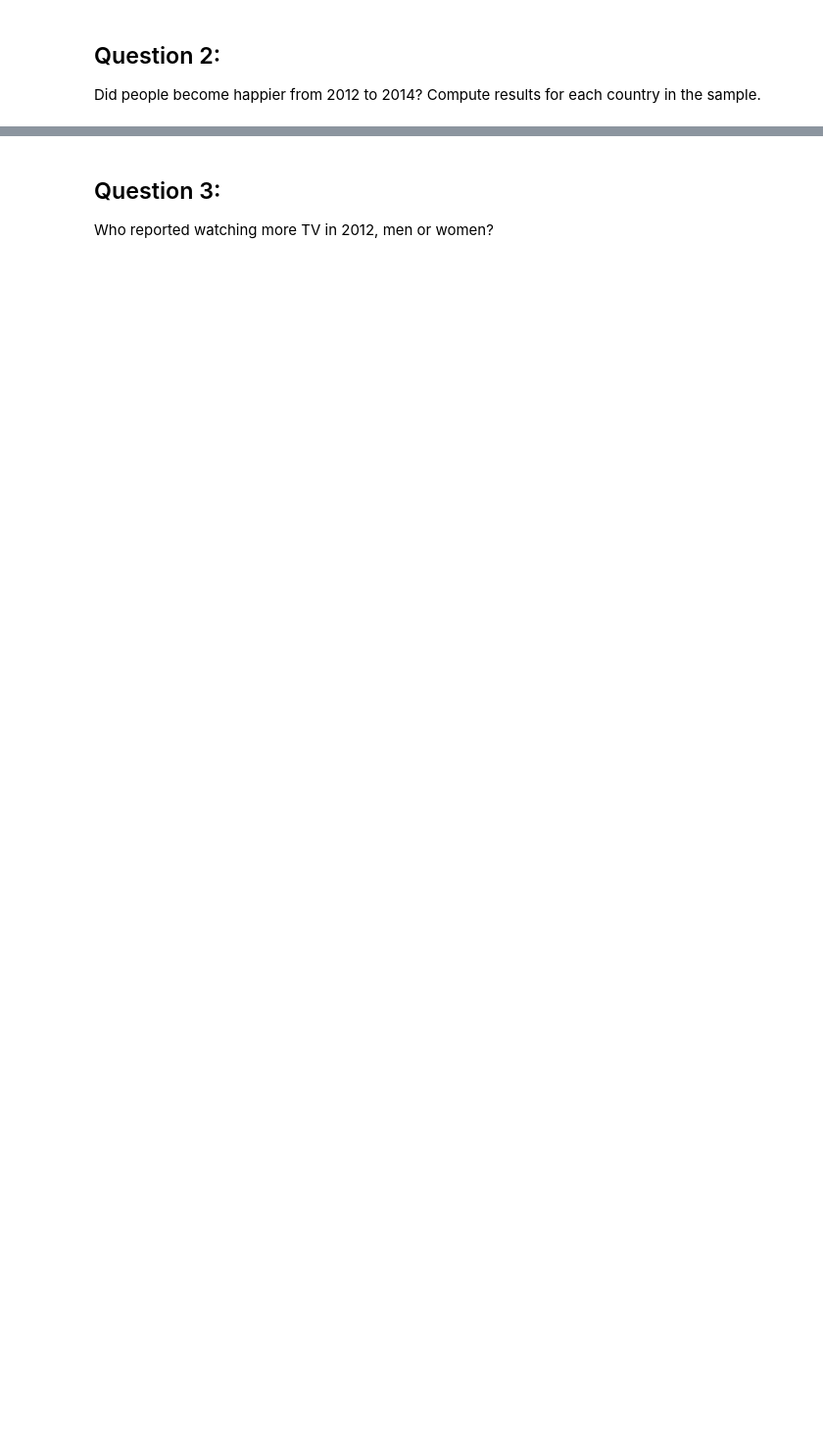
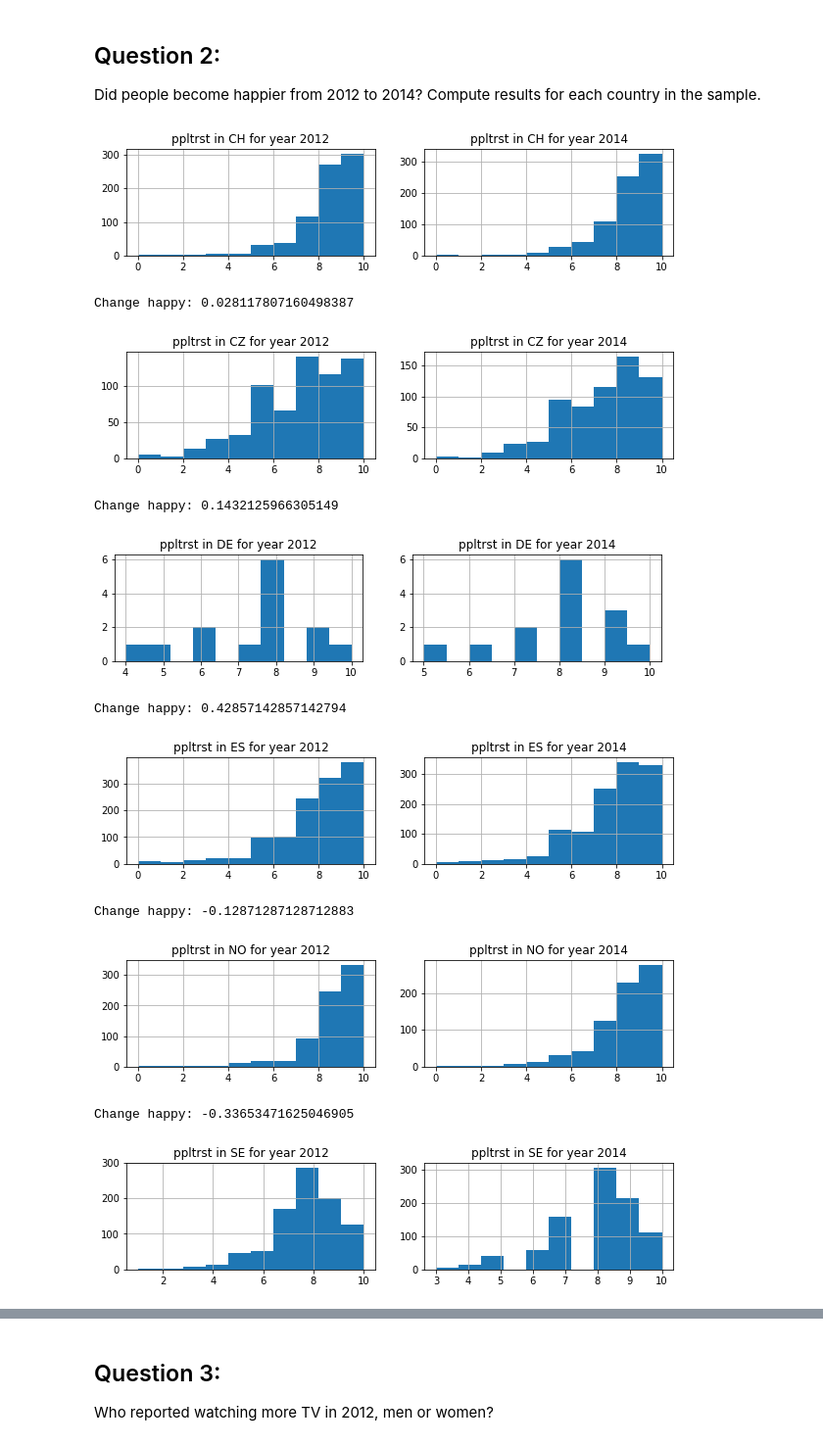
Before and after one commit to Cervantes92/para_nonpara_test, a Jupyter notebook: stat_tests.ipynb, the cells around one changed output, grey strips where cells are left out. Shown: that part at 98% size. Saved outputs shown, nothing was run; the diff lists cells and outputs as text; code cells hidden in the pictures; blank space fills up the shorter version.

```diff
--- a/stat_tests.ipynb
+++ b/stat_tests.ipynb
@@ -71,3 +79,40 @@ for cntry in raw['cntry'].unique():
 ## Question 2:
 
 Did people become happier from 2012 to 2014? Compute results for each country in the sample.
+# %%
+for cntry in raw['cntry'].unique():
+
+    cntry_data = raw[raw['cntry'] == cntry]
+
+    cntry_by_year = {}
+
+    #Create per year dictionary
+    for year in cntry_data['year'].unique():
+        cntry_by_year[str(year)] = cntry_data[cntry_data['year'] == year]
+
+    #Normality test:
+
+    plt.figure(figsize = (10,2))
+    plt.subplot(1,2,1)
+    plt.title('ppltrst in {} for year 2012'.format(cntry))
+    cntry_by_year['2012']['happy'].hist()
+
+    plt.subplot(1,2,2)
+    plt.title('ppltrst in {} for year 2014'.format(cntry))
+    cntry_by_year['2014']['happy'].hist()
+
+    plt.show()
+
+    print('Change happy: {}'.format(cntry_by_year['2014']['happy'].mean() - cntry_by_year['2012']['happy'].mean()))
+# %% [output]
+[figure, added]
+Change happy: 0.028117807160498387
+[figure, added]
+Change happy: 0.1432125966305149
+[figure, added]
+Change happy: 0.42857142857142794
+[figure, added]
+Change happy: -0.12871287128712883
+[figure, added]
+Change happy: -0.33653471625046905
+[figure, added]
```
Also changed, not shown: parts of 4 cells of this notebook.
